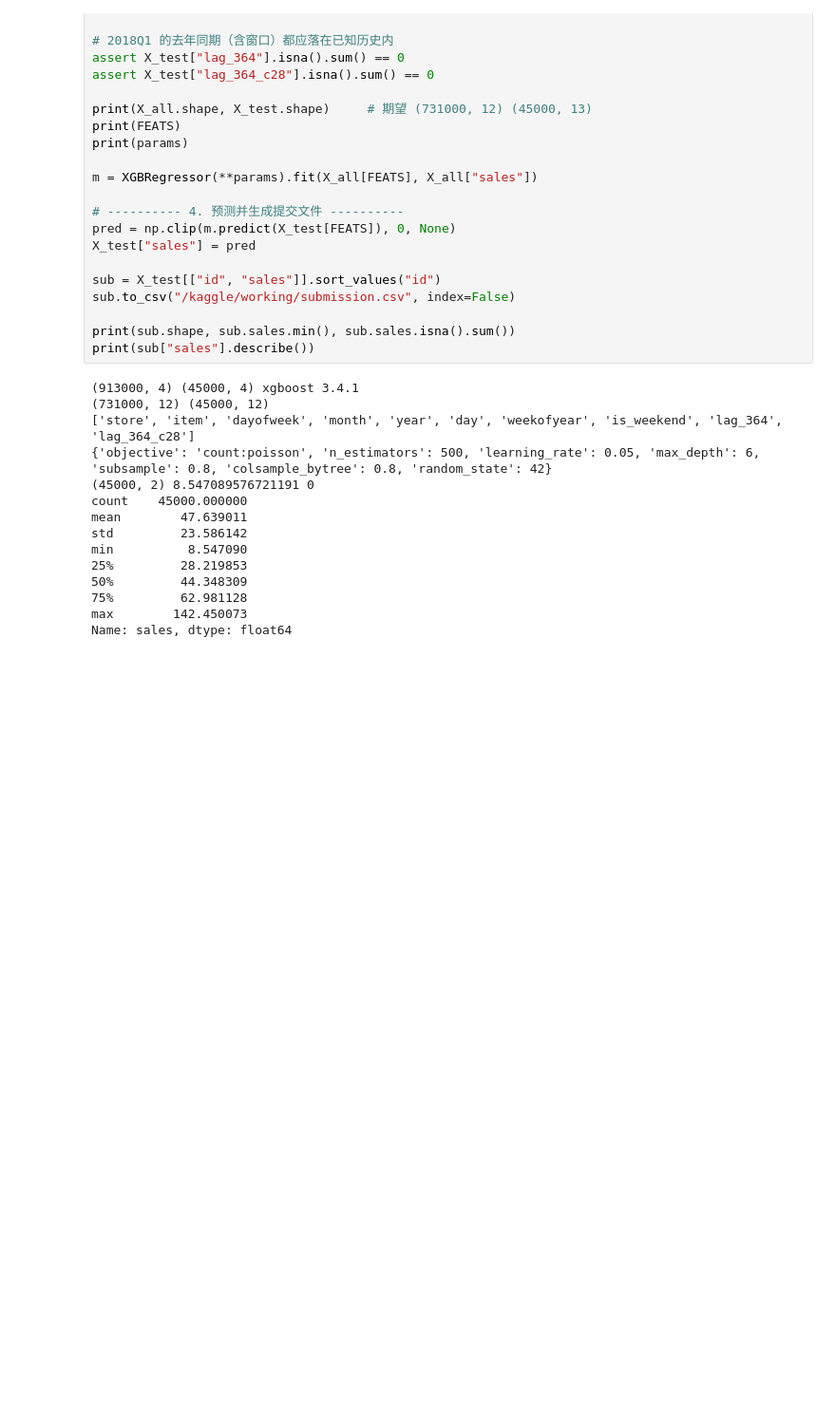
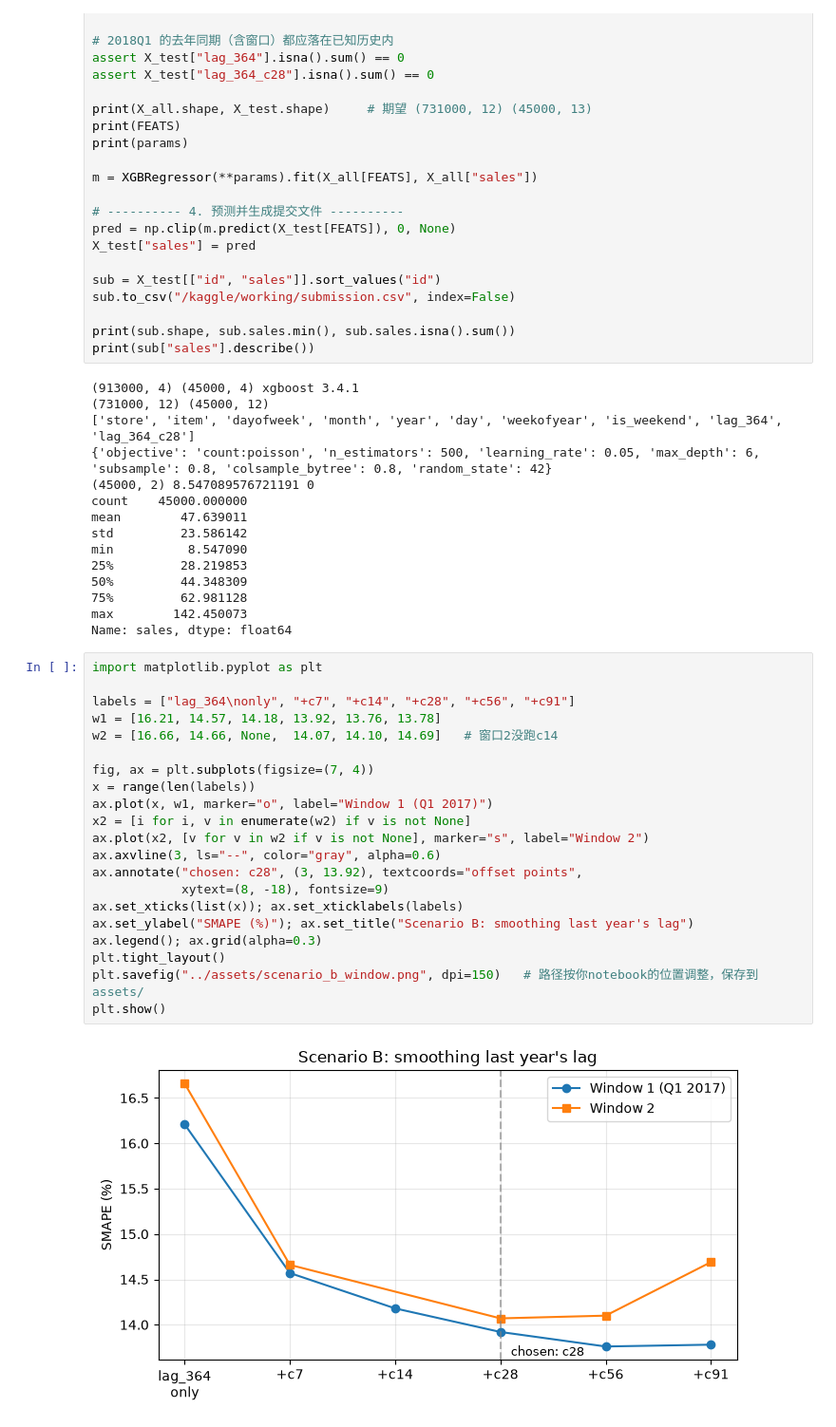
Before and after one commit to chloexinyiyuan/panel-forecast-kit, a Jupyter notebook: notebooks/06b_kaggle_submitted_version.ipynb, the cells around one changed output. Shown at 95% size. Cells and saved outputs as stored; diff of their text form; blank space fills up the shorter version.

Commit message:
Add Scenario B results, figure, and README update

```diff
--- a/notebooks/06b_kaggle_submitted_version.ipynb
+++ b/notebooks/06b_kaggle_submitted_version.ipynb
@@ -93,3 +93,26 @@ min          8.547090
 75%         62.981128
 max        142.450073
 Name: sales, dtype: float64
+# %%
+import matplotlib.pyplot as plt
+
+labels = ["lag_364\nonly", "+c7", "+c14", "+c28", "+c56", "+c91"]
+w1 = [16.21, 14.57, 14.18, 13.92, 13.76, 13.78]
+w2 = [16.66, 14.66, None,  14.07, 14.10, 14.69]   # 窗口2没跑c14
+
+fig, ax = plt.subplots(figsize=(7, 4))
+x = range(len(labels))
+ax.plot(x, w1, marker="o", label="Window 1 (Q1 2017)")
+x2 = [i for i, v in enumerate(w2) if v is not None]
+ax.plot(x2, [v for v in w2 if v is not None], marker="s", label="Window 2")
+ax.axvline(3, ls="--", color="gray", alpha=0.6)
+ax.annotate("chosen: c28", (3, 13.92), textcoords="offset points",
+            xytext=(8, -18), fontsize=9)
+ax.set_xticks(list(x)); ax.set_xticklabels(labels)
+ax.set_ylabel("SMAPE (%)"); ax.set_title("Scenario B: smoothing last year's lag")
+ax.legend(); ax.grid(alpha=0.3)
+plt.tight_layout()
+plt.savefig("../assets/scenario_b_window.png", dpi=150)   # 路径按你notebook的位置调整，保存到 assets/
+plt.show()
+# %% [output]
+[figure, added]
```
Also changed, not shown: 2 other files.
